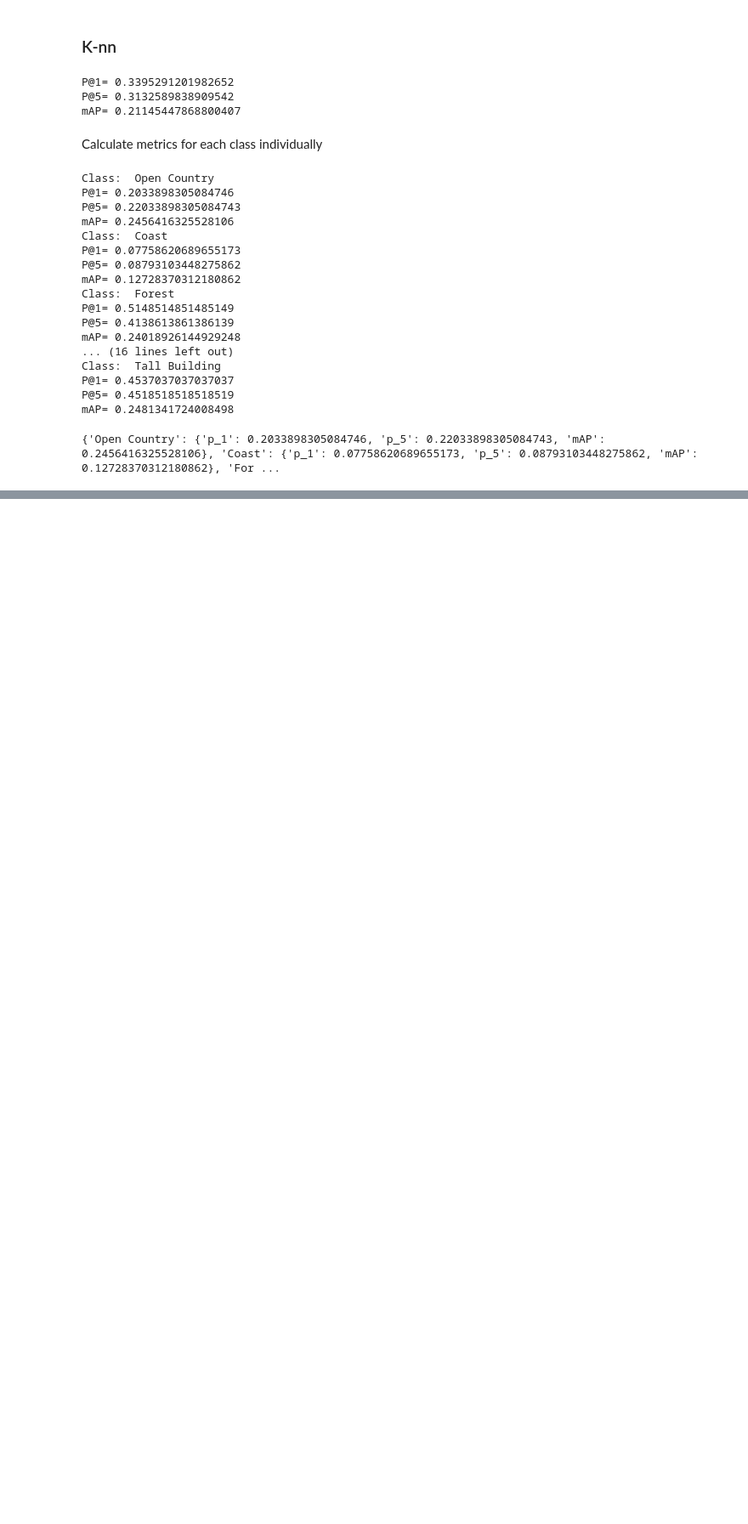
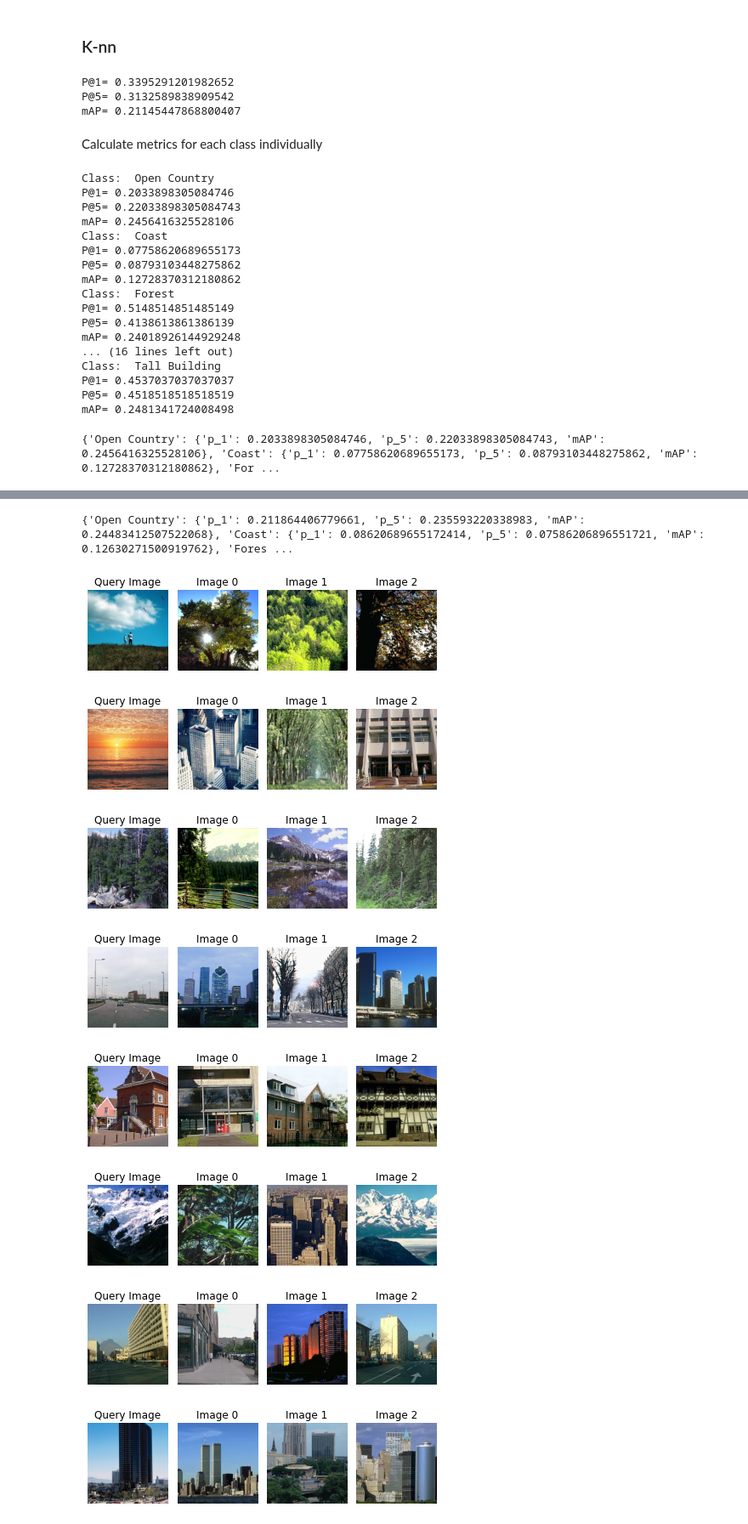
Before and after one commit to rachidboukiruab/MCV_2022_M5_Project, a Jupyter notebook: w4/metrics.ipynb, the cells around one changed output, grey strips where cells are left out. Shown at 85% size. Saved outputs shown, nothing was run; the diff lists cells and outputs as text; code cells hidden in the pictures; blank space fills up the shorter version.

```diff
--- a/w4/metrics.ipynb
+++ b/w4/metrics.ipynb
@@ -248,0 +329,20 @@ print(class_metrics)
+# %%
+labels = ['Open Country', 'Coast', 'Forest', 'Highway', 'Inside City', 'Mountain', 'Street', 'Tall Building']
+
+class_metrics = {}
+for i in range(len(labels)):
+    predictions = []
+    gt = []
+    for j in range(len(query_labels)):
+        if query_labels[j]==i:
+            predictions.append(neighbors_labels[j])
+            gt.append(query_labels[j])
+
+    p_1 = mpk(gt,predictions, 1)
+    p_5 = mpk(gt,predictions, 5)
+    print('Class: ', labels[i])
+    print('P@1=',p_1)
+    print('P@5=',p_5)
+    map = mAP(gt,predictions)
+    print('mAP=',map)
+    class_metrics[labels[i]] = {'p_1': p_1, 'p_5': p_5, 'mAP': map}
@@ -248,0 +367,35 @@ print(class_metrics)
+# %%
+print(class_metrics)
+# %% [output]
+{'Open Country': {'p_1': 0.211864406779661, 'p_5': 0.235593220338983, 'mAP': 0.24483412507522068}, 'Coast': {'p_1': 0.08620689655172414, 'p_5': 0.07586206896551721, 'mAP': 0.12630271500919762}, 'Fores ...
+# %%
+import matplotlib.image as mpimg
+from PIL import Image
+dataset_path = 'C:/Users/rachi/OneDrive/Documentos/Datasets/MIT_split/'
+query_images = [0, 200, 300, 400, 500, 600, 650, 700]
+labels = {0:'Opencountry',1: 'coast',2:'forest',3:'highway',4: 'inside_city', 5:'mountain', 6:'street', 7:'tallbuilding'}
+img_out = "./results/retrieval/images/NN/"
+for index in query_images:
+    figures = {}
+    img_path = dataset_path +'test/' +labels[query_meta[index][1]] + '/' + query_meta[index][0]
+    figures['Query Image'] = Image.open(img_path)
+    img_out2 = img_out + '/' + labels[query_meta[index][1]] + '/'
+    os.makedirs(img_out2, exist_ok=True)
+    img_name = '{:02d}_{}_{}'.format(0, labels[query_meta[index][1]], query_meta[index][0])
+    img = figures['Query Image'].save(img_out2 + img_name)
+    for i in range(3):
+        j = neighbors[index][i]
+        img_path = dataset_path +'train/' +labels[catalogue_meta[j][1]] + '/' + catalogue_meta[j][0]
+        figures['Image '+str(i)] = Image.open(img_path)
+        img_name = '{:02d}_{}_{}'.format(i+1, labels[catalogue_meta[j][1]], catalogue_meta[j][0])
+        img = figures['Image '+str(i)].save(img_out2 + img_name)
+    plot_figures(figures, 1, len(figures))
+# %% [output]
+[figure, added]
+[figure, added]
+[figure, added]
+[figure, added]
+[figure, added]
+[figure, added]
+[figure, added]
+[figure, added]
```
Also changed, not shown: parts of 10 cells of this notebook, 1 other file.
